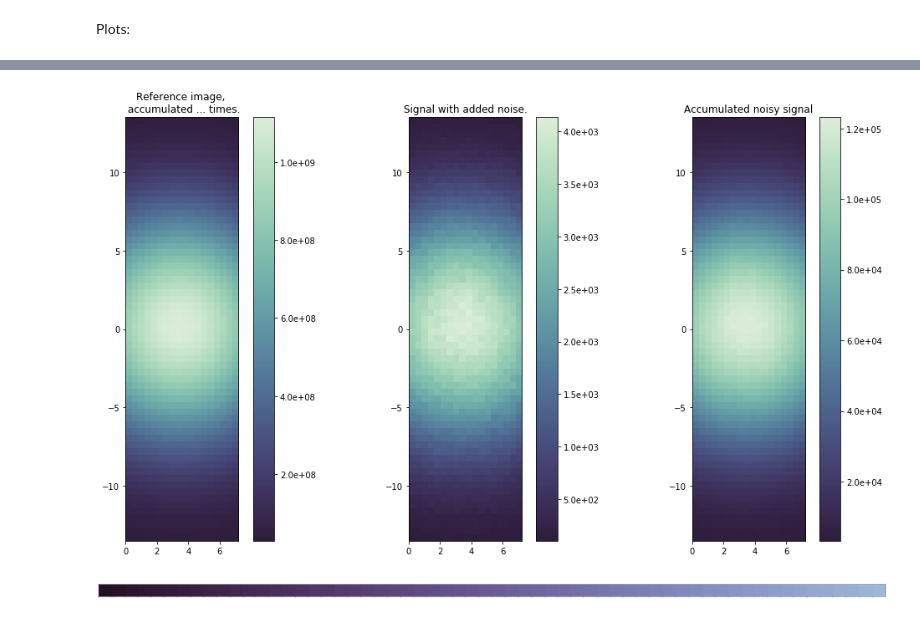
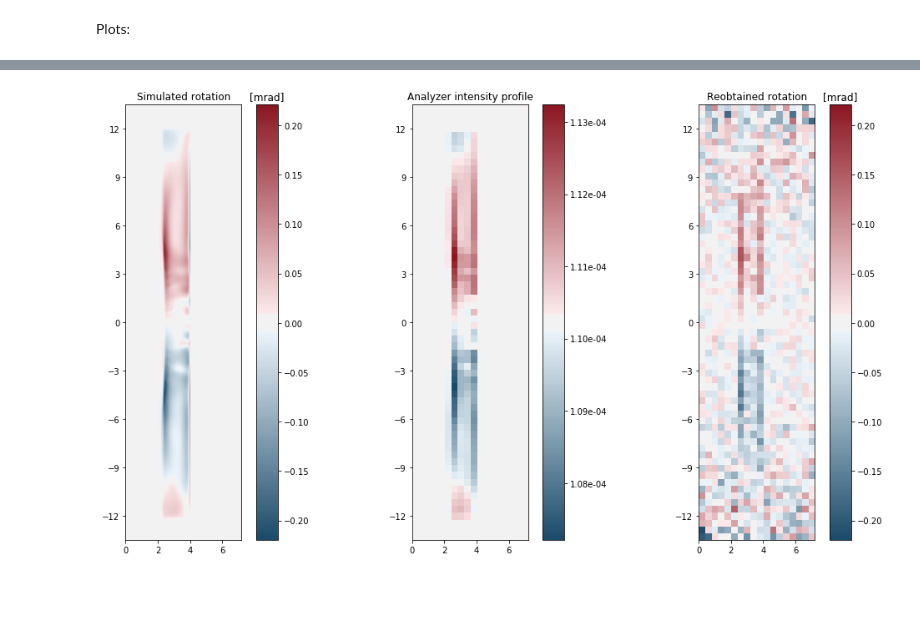
Before and after one commit to pordyna/fdrot, a Jupyter notebook: faraday_rotation_nb.ipynb, the cells around one changed output, grey strips where cells are left out. Drawn from its saved outputs; the diff is of its cells as text; code cells hidden in the pictures; blank space fills up the shorter version.

```diff
--- a/faraday_rotation_nb.ipynb
+++ b/faraday_rotation_nb.ipynb
@@ -121,0 +156,3 @@ Plots:
+# %%
+with open(cmaps_path + 'cmap_rotation_extrema_mpl.pkl', 'rb') as file:
+     cmap_rotation_extrema = pickle.load(file)
@@ -169,3 +203,7 @@ plot_rot(cmap_extr, (15,8), experiment.rotation, experiment.intensity_px, rot)
+# %%
+plot_rot(cmap_rotation_extrema, (15,8), experiment.rotation, experiment.intensity_px, rot)
+# %% [output]
+[figure, added]
 # %%
 def plot_det(cmap, figsize, base_noise_acc, exp_with_noise, exp_noise_acc):
     exp_fig, axis = plt.subplots(1, 3, figsize=figsize)
@@ -186,12 +224,3 @@ def plot_det(cmap, figsize, base_noise_acc, exp_with_noise, exp_noise_acc):
         # Add colorbars:
         exp_fig.colorbar(ax.images[0], ax = ax, format = ticker.StrMethodFormatter('{x:.1e}'))
     plt.tight_layout()
-# %%
-cmap2 = sns.cubehelix_palette(256, start=0.5, rot=-0.6, dark=0.15, light=0.9, reverse=True, as_cmap=True)
-plot_det(cmap2, (15,8), base_noise_acc, exp_with_noise, exp_noise_acc)
-# %% [output]
-[figure, removed]
-# %%
-sns.palplot(sns.cubehelix_palette(60, start=0.5, rot=-0.35, dark=0.1, light=0.7, reverse=True))
-# %% [output]
-[figure, removed]
```
Also changed, not shown: parts of 15 cells of this notebook, 4 other files.
